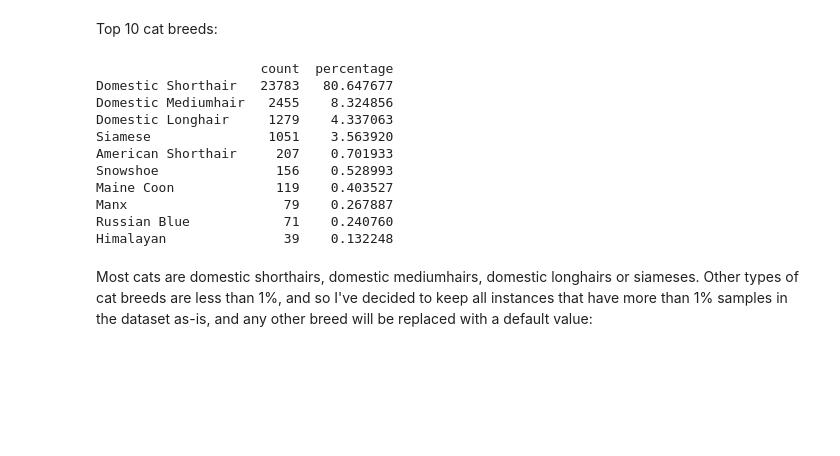
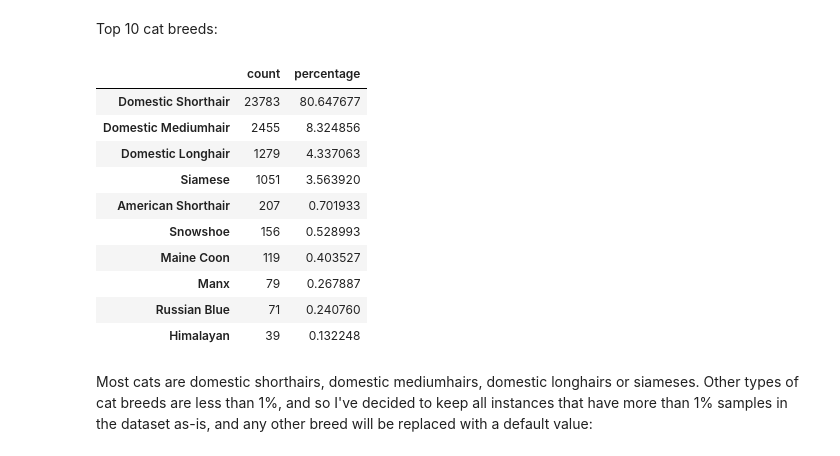
Before and after one commit to Darmendel/TDS-project, a Jupyter notebook: Final Pipeline.ipynb, the cells around one changed output. Saved outputs shown, nothing was run; the diff lists cells and outputs as text; code cells hidden in the pictures; blank space fills up the shorter version.

```diff
--- a/Final Pipeline.ipynb
+++ b/Final Pipeline.ipynb
@@ -745,20 +745,20 @@ The word 'Mix' was removed from all the different breeds (irrelevant to the type
 # %% [markdown]
 Top 10 cat breeds:
 # %%
-top_k_cat_breeds = get_top_k(dtf, 'breed', 'Cat', 10)
-print(top_k_cat_breeds)
+top_k_cat_breeds = pd.DataFrame(get_top_k(dtf, 'breed', 'Cat', 10))
+top_k_cat_breeds.head(10)
 # %% [output]
-                     count  percentage
-Domestic Shorthair   23783   80.647677
-Domestic Mediumhair   2455    8.324856
-Domestic Longhair     1279    4.337063
-Siamese               1051    3.563920
-American Shorthair     207    0.701933
-Snowshoe               156    0.528993
-Maine Coon             119    0.403527
-Manx                    79    0.267887
-Russian Blue            71    0.240760
-Himalayan               39    0.132248
+|  | count | percentage |
+| Domestic Shorthair | 23783 | 80.647677 |
+| Domestic Mediumhair | 2455 | 8.324856 |
+| Domestic Longhair | 1279 | 4.337063 |
+| Siamese | 1051 | 3.563920 |
+| American Shorthair | 207 | 0.701933 |
+| Snowshoe | 156 | 0.528993 |
+| Maine Coon | 119 | 0.403527 |
+| Manx | 79 | 0.267887 |
+| Russian Blue | 71 | 0.240760 |
+| Himalayan | 39 | 0.132248 |
 # %% [markdown]
 Most cats are domestic shorthairs, domestic mediumhairs, domestic longhairs or siameses. Other types of cat breeds are less than 1%, and so I've decided to keep all instances that have more than 1% samples in the dataset as-is, and any other breed will be replaced with a default value:
 # %%
```
Also changed, not shown: parts of 16 cells of this notebook.
